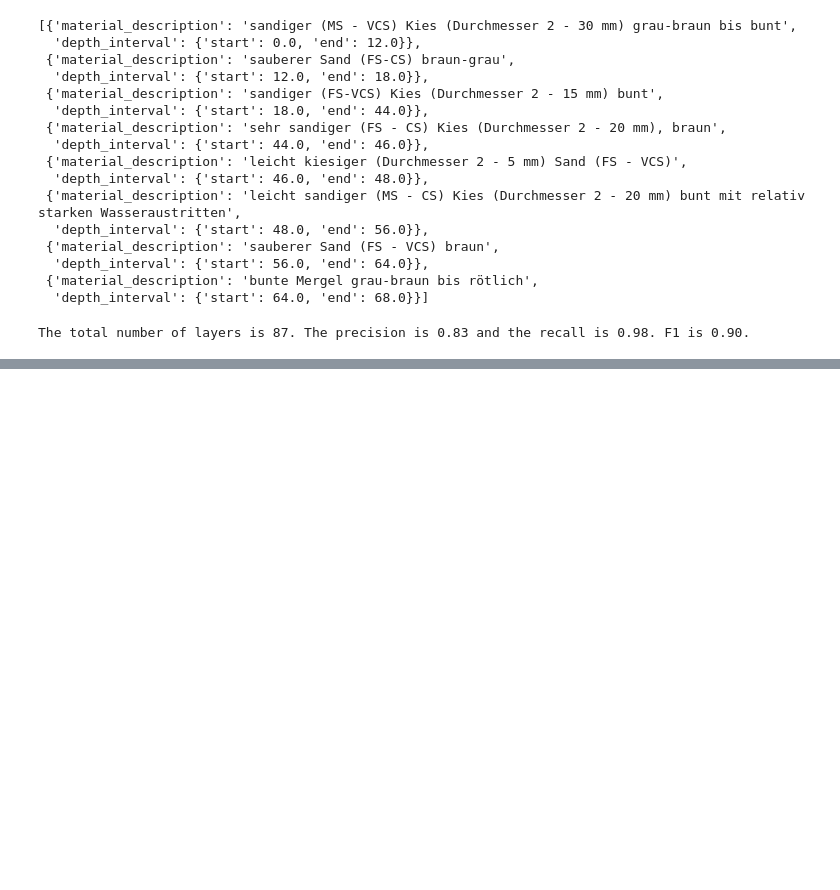
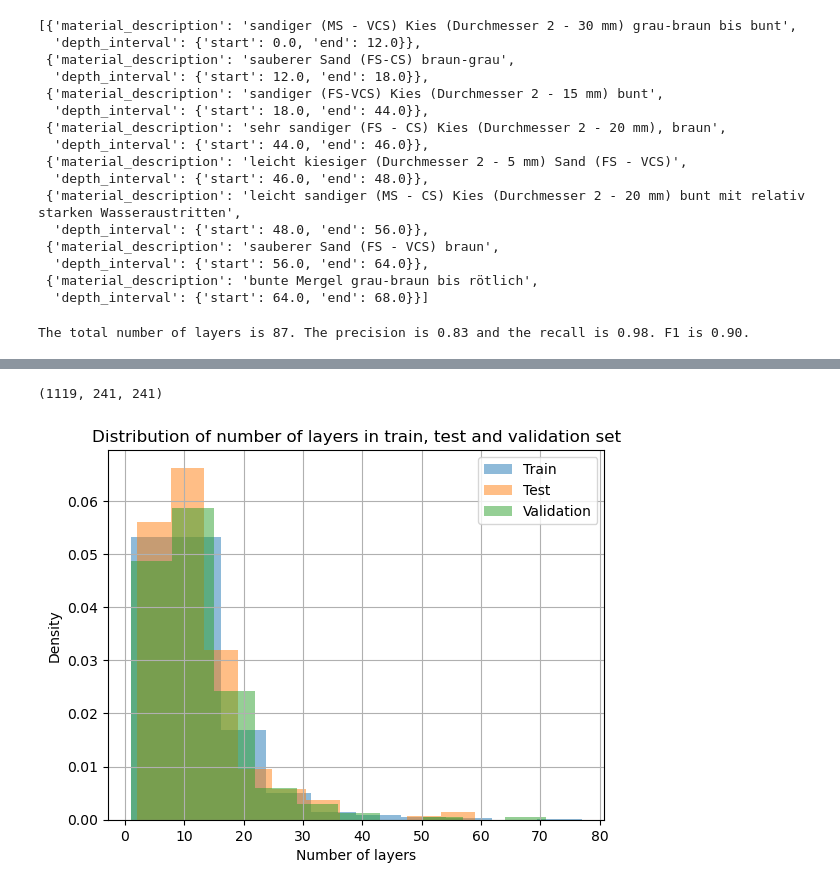
Before and after one commit to swisstopo/swissgeol-boreholes-dataextraction, a Jupyter notebook: notebooks/Borehole_Profile_V2_Exploration.ipynb, the cells around one changed output, grey strips where cells are left out. Drawn from its saved outputs; the diff is of its cells as text; code cells hidden in the pictures; blank space fills up the shorter version.

Commit message:
Suggestion for test, train, eval split.

```diff
--- a/notebooks/Borehole_Profile_V2_Exploration.ipynb
+++ b/notebooks/Borehole_Profile_V2_Exploration.ipynb
@@ -366,0 +373,10 @@ The total number of layers is 87. The precision is 0.83 and the recall is 0.98.
+# %%
+metadata = {}
+for pdf_file in tqdm(pdf_files):
+    if pdf_file in files_without_text:  # if theres no text we can't detect the language
+        continue
+    text = extract_text_from_pdf(pdf_file)
+    language = detect_language(text)
+    if language not in ['de', 'fr']:
+        language = 'de'
+    metadata[pdf_file.name] = {"language": language, "number_layers": len(ground_truth[pdf_file.name]["layers"])}
@@ -366,0 +387,6 @@ The total number of layers is 87. The precision is 0.83 and the recall is 0.98.
+# %%
+X = pd.DataFrame.from_dict(metadata, orient='index')
+bins = np.linspace(0, 50, 6)
+bins = list(bins)
+bins.append(5000)
+X["number_layers_binned"] = pd.cut(X["number_layers"], bins=bins)
@@ -366,0 +404,22 @@ The total number of layers is 87. The precision is 0.83 and the recall is 0.98.
+# %%
+train_size = 0.7
+test_size = 0.15
+eval_size = 0.15
+# %%
+_X, X_test= train_test_split(X, test_size=test_size, random_state=42, stratify=X[["language", "number_layers_binned"]])  # it's not straight forward to stratify by number_of_layers as it's continuous.
+X_train, X_val = train_test_split(_X, test_size=eval_size/(1-test_size), random_state=42, stratify=_X[["language", "number_layers_binned"]])
+# %%
+len(X_train), len(X_val), len(X_test)
+# %% [output]
+(1119, 241, 241)
+# %%
+X_train.number_layers.hist(density=True, alpha=0.5, label="Train")
+X_test.number_layers.hist(density=True, alpha=0.5, label="Test")
+X_val.number_layers.hist(density=True, alpha=0.5, label="Validation")
+plt.xlabel("Number of layers")
+plt.ylabel("Density")
+plt.title("Distribution of number of layers in train, test and validation set")
+plt.legend()
+plt.show()
+# %% [output]
+[figure, added]
```
Also changed, not shown: parts of 7 cells of this notebook.
